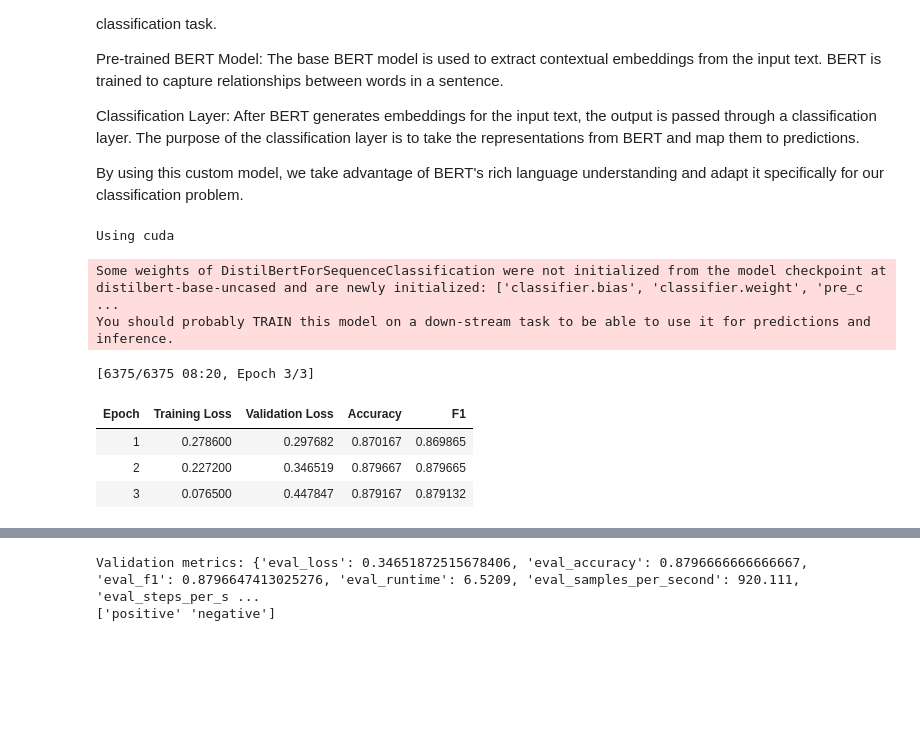
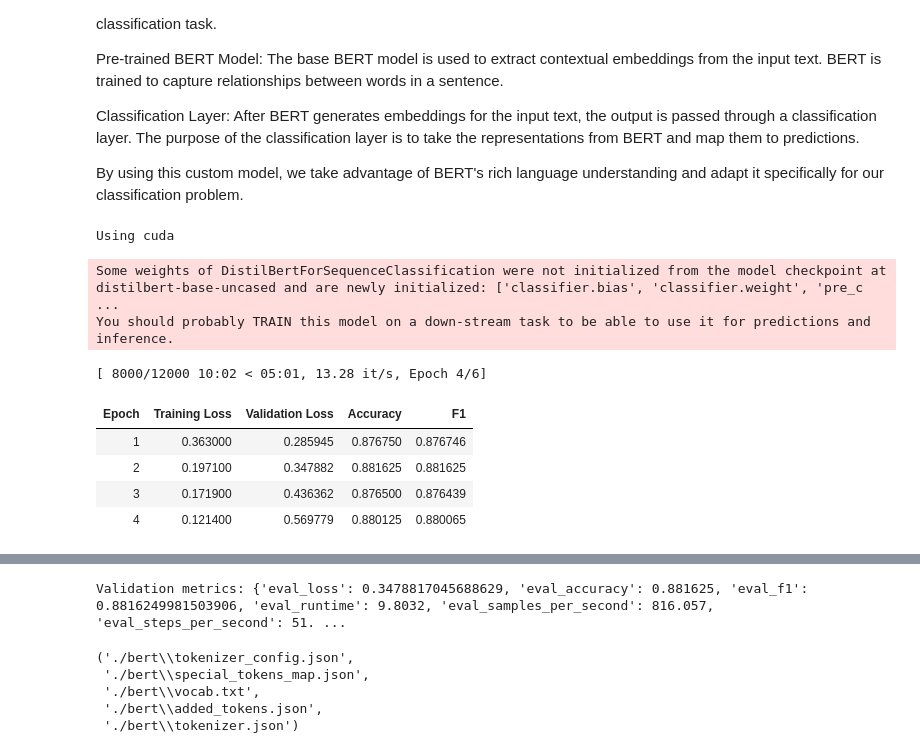
Before and after one commit to PolinaSushko/NLP_Project, a Jupyter notebook: notebooks/nlp_project.ipynb, the cells around one changed output, grey strips where cells are left out. Drawn from its saved outputs; the diff is of its cells as text; code cells hidden in the pictures; blank space fills up the shorter version.

```diff
--- a/notebooks/nlp_project.ipynb
+++ b/notebooks/nlp_project.ipynb
@@ -1204,7 +1204,7 @@ training_args = TrainingArguments(
     load_best_model_at_end = True,
     metric_for_best_model  = "f1",
     greater_is_better      = True,
-    num_train_epochs    = 3,
+    num_train_epochs    = 6,
     per_device_train_batch_size  = 16,
     per_device_eval_batch_size   = 16,
     learning_rate       = 2e-5,
@@ -1214,40 +1214,45 @@ training_args = TrainingArguments(
     logging_steps       = 50,
     report_to           = "none",
     seed                = SEED,
 )
 
 # Trainer
 trainer = Trainer(
     model           = model,
     args            = training_args,
     train_dataset   = train_ds,
     eval_dataset    = val_ds,
     tokenizer       = tokenizer,
     compute_metrics = compute_metrics,
     callbacks       = [EarlyStoppingCallback(early_stopping_patience = 2)]
 )
 
 # Train
 trainer.train()
 
 # Evaluate & save
 metrics = trainer.evaluate()
 print("Validation metrics:", metrics)
 
 trainer.save_model("./bert")   # best checkpoint already loaded
 tokenizer.save_pretrained("./bert")
 # %% [output]
 Using cuda
 Some weights of DistilBertForSequenceClassification were not initialized from the model checkpoint at distilbert-base-uncased and are newly initialized: ['classifier.bias', 'classifier.weight', 'pre_c ...
 You should probably TRAIN this model on a down-stream task to be able to use it for predictions and inference.
-[6375/6375 08:20, Epoch 3/3]
+[ 8000/12000 10:02 < 05:01, 13.28 it/s, Epoch 4/6]
 | Epoch | Training Loss | Validation Loss | Accuracy | F1 |
-| 1 | 0.278600 | 0.297682 | 0.870167 | 0.869865 |
-| 2 | 0.227200 | 0.346519 | 0.879667 | 0.879665 |
-| 3 | 0.076500 | 0.447847 | 0.879167 | 0.879132 |
+| 1 | 0.363000 | 0.285945 | 0.876750 | 0.876746 |
+| 2 | 0.197100 | 0.347882 | 0.881625 | 0.881625 |
+| 3 | 0.171900 | 0.436362 | 0.876500 | 0.876439 |
+| 4 | 0.121400 | 0.569779 | 0.880125 | 0.880065 |
 [interactive output not drawn]
-Validation metrics: {'eval_loss': 0.34651872515678406, 'eval_accuracy': 0.8796666666666667, 'eval_f1': 0.8796647413025276, 'eval_runtime': 6.5209, 'eval_samples_per_second': 920.111, 'eval_steps_per_s ...
-['positive' 'negative']
+Validation metrics: {'eval_loss': 0.3478817045688629, 'eval_accuracy': 0.881625, 'eval_f1': 0.8816249981503906, 'eval_runtime': 9.8032, 'eval_samples_per_second': 816.057, 'eval_steps_per_second': 51. ...
+('./bert\\tokenizer_config.json',
+ './bert\\special_tokens_map.json',
+ './bert\\vocab.txt',
+ './bert\\added_tokens.json',
+ './bert\\tokenizer.json')
 # %%
 bert_metrics = evaluate_bert(trainer, val_ds, label_enc, name = "BERT (Validation)")
 # %% [output]
```
Also changed, not shown: parts of 3 cells of this notebook.
